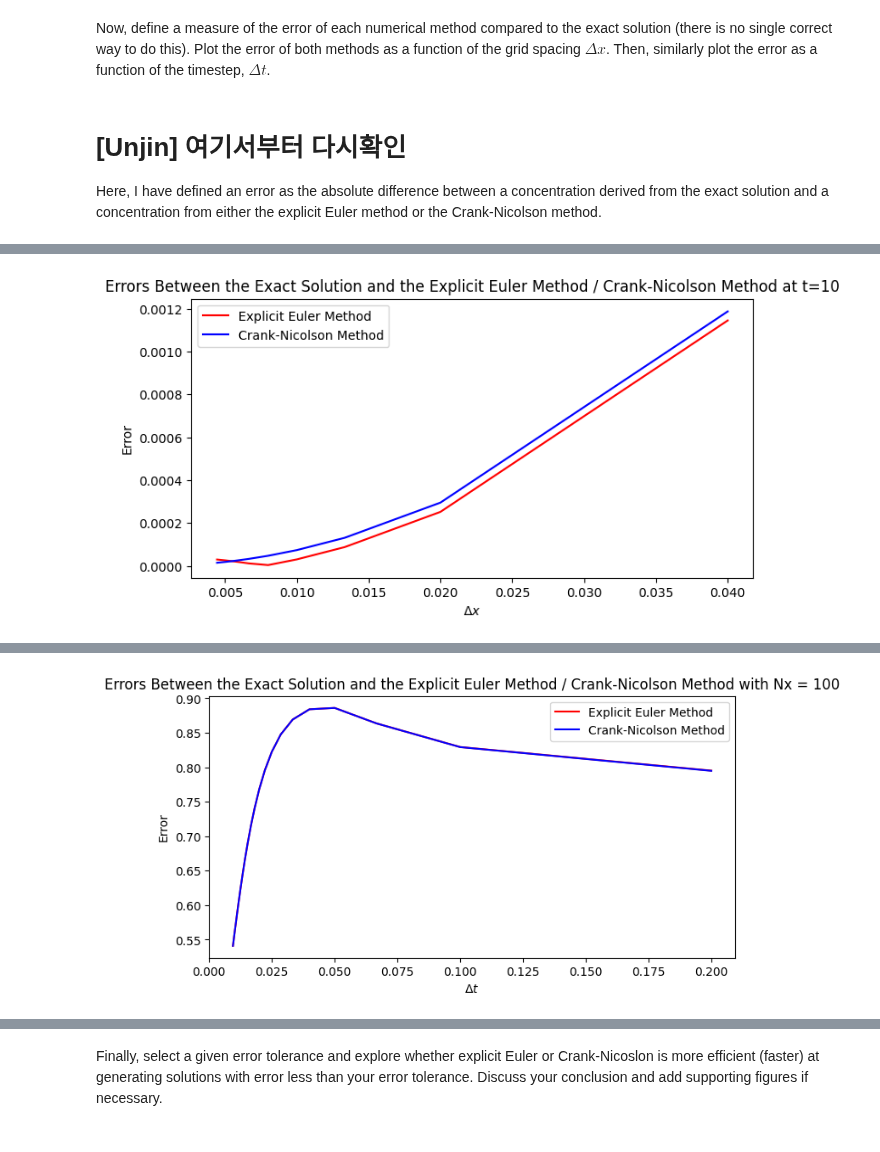
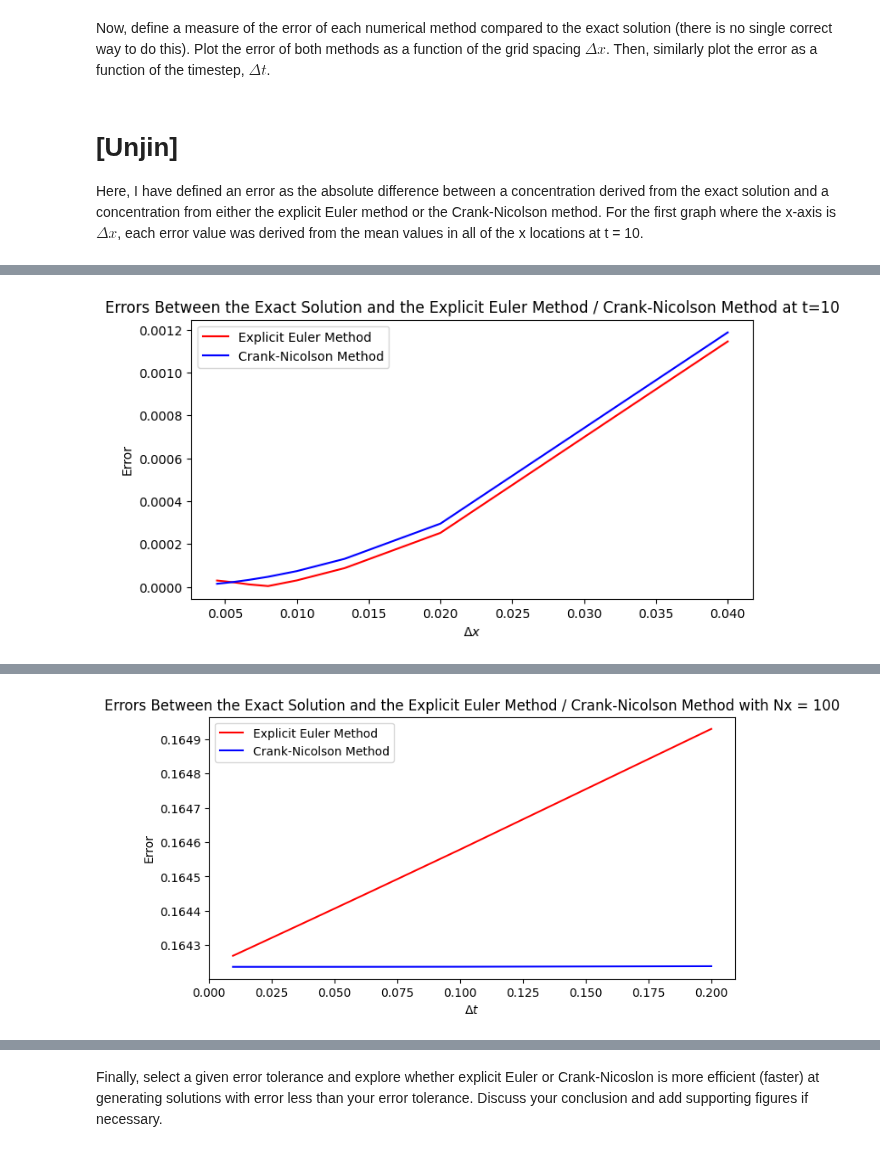
Before and after one commit to Unjin-Jang/QCES, a Jupyter notebook: Project1_numerical_methods.ipynb, the cells around one changed output, grey strips where cells are left out. Saved outputs shown, nothing was run; the diff lists cells and outputs as text; code cells hidden in the pictures.

```diff
--- a/Project1_numerical_methods.ipynb
+++ b/Project1_numerical_methods.ipynb
@@ -280,8 +280,8 @@ Crank-Nicolson method took 0.26 seconds
 # %% [markdown]
 Now, define a measure of the error of each numerical method compared to the exact solution (there is no single correct way to do this). Plot the error of both methods as a function of the grid spacing $\Delta x$. Then, similarly plot the error as a function of the timestep, $\Delta t$.
 # %% [markdown]
-# **[Unjin] 여기서부터 다시확인**
-Here, I have defined an error as the absolute difference between a concentration derived from the exact solution and a concentration from either the explicit Euler method or the Crank-Nicolson method.
+# **[Unjin]**
+Here, I have defined an error as the absolute difference between a concentration derived from the exact solution and a concentration from either the explicit Euler method or the Crank-Nicolson method. For the first graph where the x-axis is $\Delta x$, each error value was derived from the mean values in all of the x locations at t = 10.
 # %%
 import numpy as np
 import matplotlib.pyplot as plt
@@ -289,27 +289,25 @@ import time
 import scipy.sparse as sp
 import scipy.sparse.linalg as spla
 
+
 kappa = 0.001
-
 errs_EE_Nx = []
 errs_CN_Nx = []
 errs_EE_Nt = []
 errs_CN_Nt = []
 
+
 # As A Function of $\Delta x$
 varying_Nx = range(50, 500, 50)
 varying_del_x = [2 / Nx for Nx in varying_Nx]
 t = np.linspace(0, 10, 1000)
-
 for Nx in varying_Nx:
     x = np.linspace(-1, 1, Nx)
-    c_ic = set_ics(x, kappa, 20)
+    c_EX = set_ics(x, kappa, 20)
     c_EE = EE(x, t, kappa)
     c_CN = CN(x, t, kappa)
-
-    err_EE = np.abs(c_ic - c_EE[:, -1]).mean()
-    err_CN = np.abs(c_ic - c_CN[:, -1]).mean()
-
+    err_EE = np.abs(c_EX - c_EE[:, -1]).mean()
+    err_CN = np.abs(c_EX - c_CN[:, -1]).mean()
     errs_EE_Nx.append(err_EE)
     errs_CN_Nx.append(err_CN)
 
@@ -332,14 +330,12 @@ x = np.linspace(-1, 1, 100)
 
 for Nt in varying_Nt:
     t = np.linspace(0, 10, Nt)
-    t_ic = t[1]
-    c_ic = set_ics(x, kappa, t_ic)
+    #t_EX = t[-1]
+    c_EX = set_ics(x, kappa, 10)
     c_EE = EE(x, t, kappa)
     c_CN = CN(x, t, kappa)
-
-    err_EE = np.abs(c_ic - c_EE[:, -1]).mean()
-    err_CN = np.abs(c_ic - c_CN[:, -1]).mean()
-
+    err_EE = np.abs(c_EX - c_EE[:, -1]).mean()
+    err_CN = np.abs(c_EX - c_CN[:, -1]).mean()
     errs_EE_Nt.append(err_EE)
     errs_CN_Nt.append(err_CN)
 
@@ -392 +388 @@ Crank-Nicolson method took 0.08 seconds
-[figure, old version]
+[figure, new version]
```
Also changed, not shown: parts of 4 cells of this notebook.
